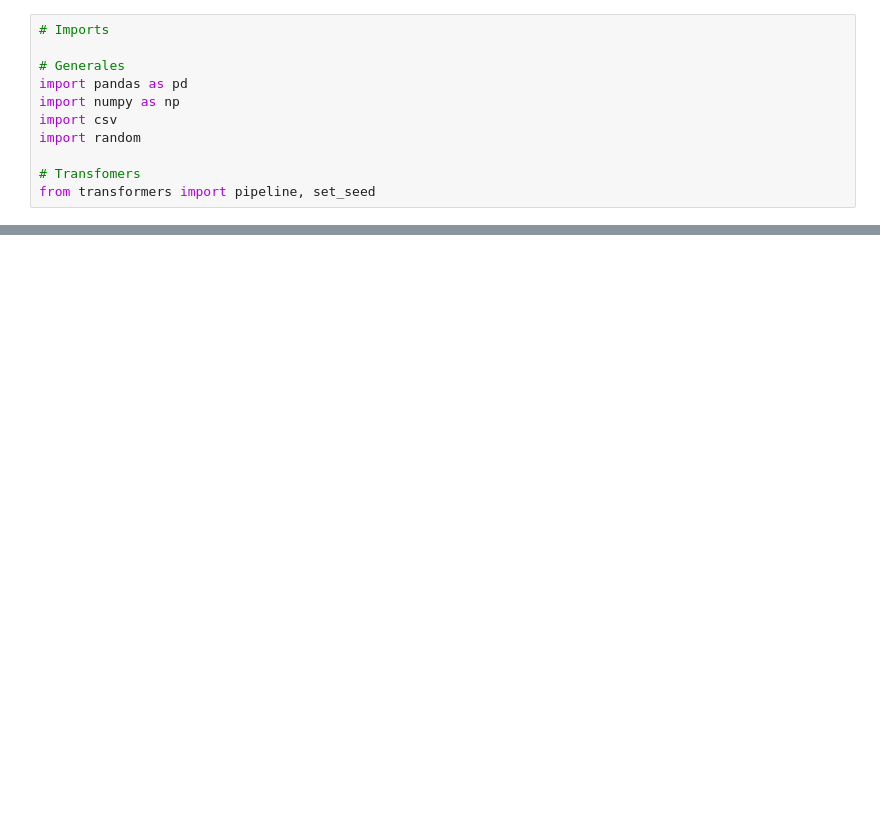
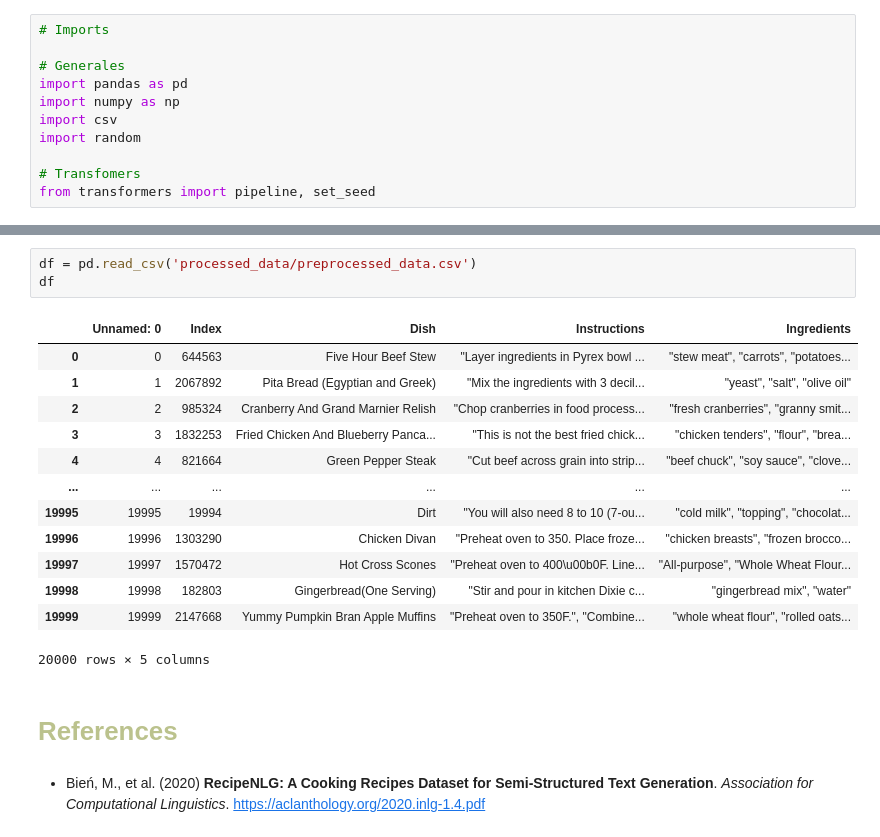
Before and after one commit to aiko-isnt-ded/text-mining-projects, a Jupyter notebook: 5CookingMama/text_generator.ipynb, the cells around one changed output, grey strips where cells are left out. Saved outputs shown, nothing was run; the diff lists cells and outputs as text; blank space fills up the shorter version.

Commit message:
data ready for tokens

```diff
--- a/5CookingMama/text_generator.ipynb
+++ b/5CookingMama/text_generator.ipynb
@@ -44,0 +104,21 @@ for row in reservoir:
+# %%
+df = pd.read_csv('processed_data/preprocessed_data.csv')
+df
+# %% [output]
+|  | Unnamed: 0 | Index | Dish | Instructions | Ingredients |
+| 0 | 0 | 644563 | Five Hour Beef Stew | "Layer ingredients in Pyrex bowl ... | "stew meat", "carrots", "potatoes... |
+| 1 | 1 | 2067892 | Pita Bread (Egyptian and Greek) | "Mix the ingredients with 3 decil... | "yeast", "salt", "olive oil" |
+| 2 | 2 | 985324 | Cranberry And Grand Marnier Relish | "Chop cranberries in food process... | "fresh cranberries", "granny smit... |
+| 3 | 3 | 1832253 | Fried Chicken And Blueberry Panca... | "This is not the best fried chick... | "chicken tenders", "flour", "brea... |
+| 4 | 4 | 821664 | Green Pepper Steak | "Cut beef across grain into strip... | "beef chuck", "soy sauce", "clove... |
+| ... | ... | ... | ... | ... | ... |
+| 19995 | 19995 | 19994 | Dirt | "You will also need 8 to 10 (7-ou... | "cold milk", "topping", "chocolat... |
+| 19996 | 19996 | 1303290 | Chicken Divan | "Preheat oven to 350. Place froze... | "chicken breasts", "frozen brocco... |
+| 19997 | 19997 | 1570472 | Hot Cross Scones | "Preheat oven to 400\u00b0F. Line... | "All-purpose", "Whole Wheat Flour... |
+| 19998 | 19998 | 182803 | Gingerbread(One Serving) | "Stir and pour in kitchen Dixie c... | "gingerbread mix", "water" |
+| 19999 | 19999 | 2147668 | Yummy Pumpkin Bran Apple Muffins | "Preheat oven to 350F.", "Combine... | "whole wheat flour", "rolled oats... |
+20000 rows × 5 columns
+# %% [markdown]
+# <font color= #bbc28d> **References** </font>
+# %% [markdown]
+- Bień, M., et al. (2020) **RecipeNLG: A Cooking Recipes Dataset for Semi-Structured Text Generation**. *Association for Computational Linguistics*. https://aclanthology.org/2020.inlg-1.4.pdf
```
Also changed, not shown: parts of 10 cells of this notebook, 2 other files.
